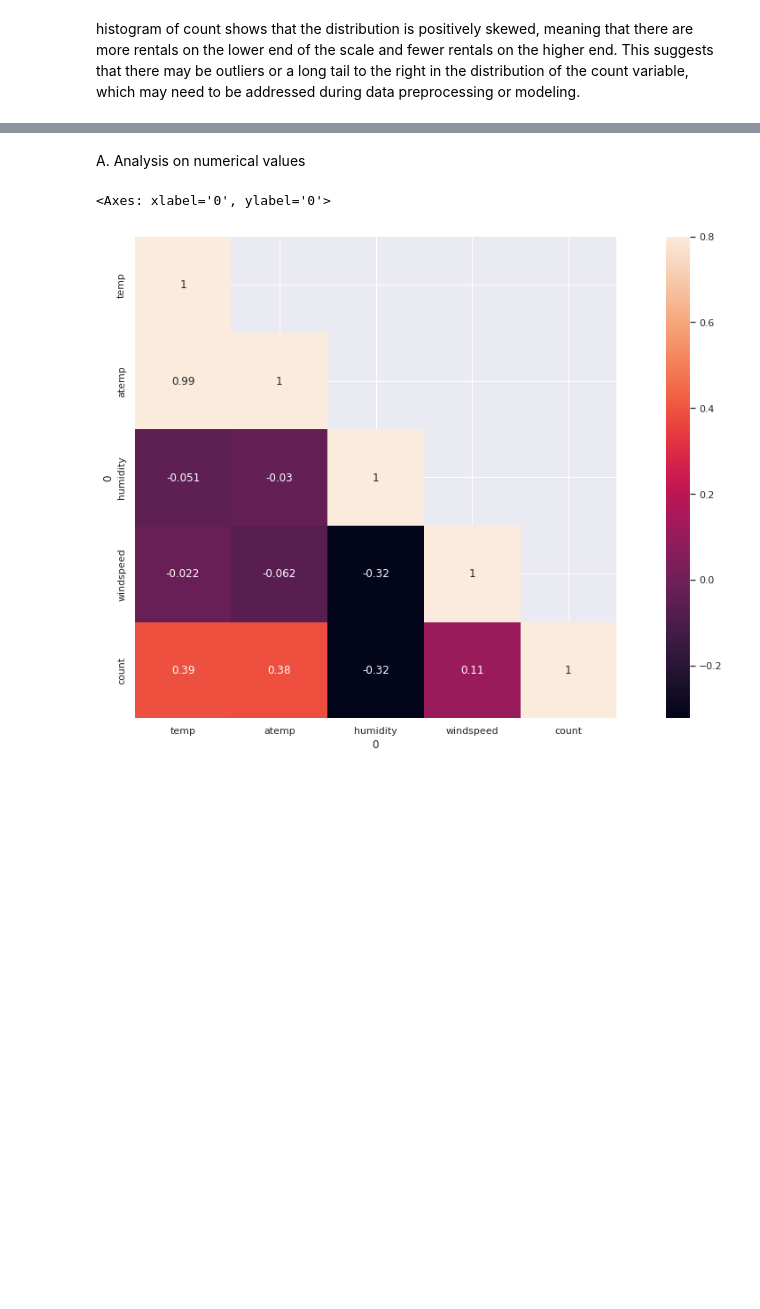
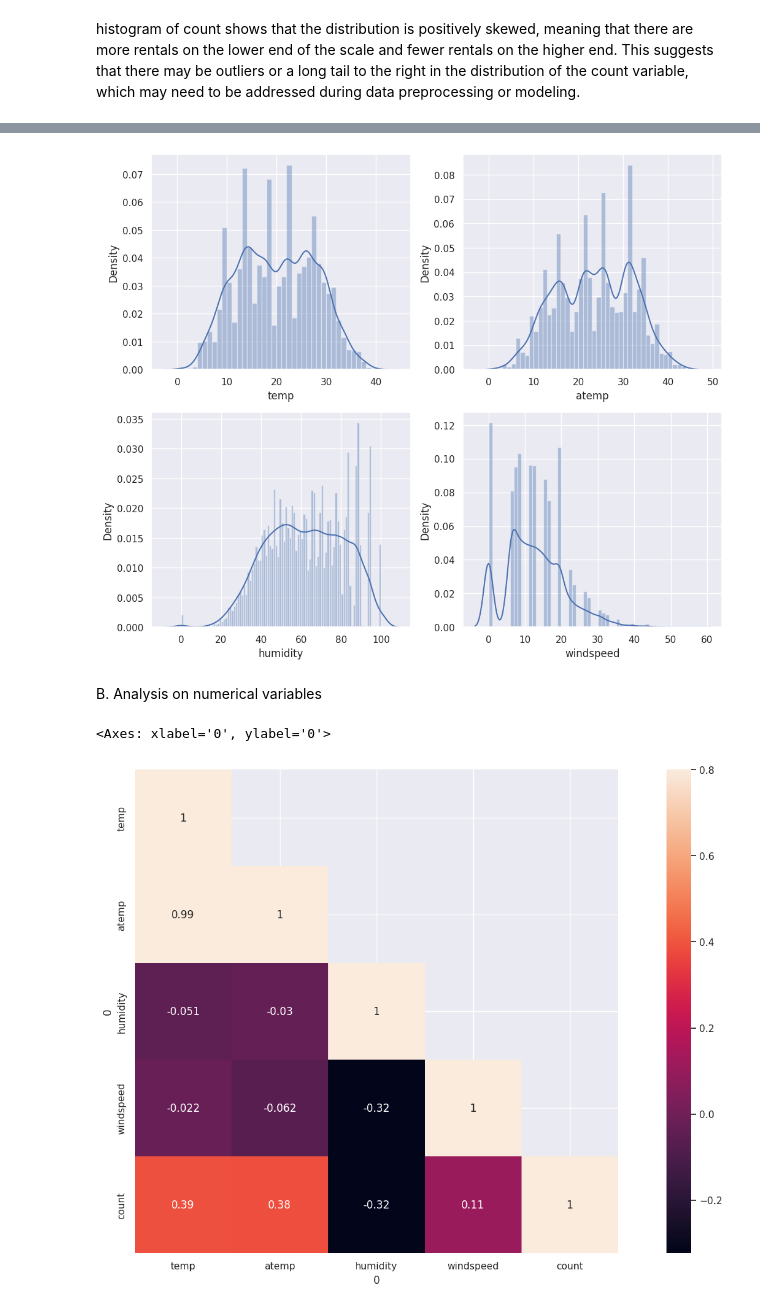
Before and after one commit to JonxChow/bike_share_demand_analysis, a Jupyter notebook: SC1015_Bike_Sharing_Demand.ipynb, the cells around one changed output, grey strips where cells are left out. Saved outputs shown, nothing was run; the diff lists cells and outputs as text; code cells hidden in the pictures; blank space fills up the shorter version.

```diff
--- a/SC1015_Bike_Sharing_Demand.ipynb
+++ b/SC1015_Bike_Sharing_Demand.ipynb
@@ -255,5 +310,26 @@ histogram of count shows that the distribution is positively skewed, meaning tha
+# %%
+# visualising numerical predictor variables
+
+# temp distribution
+fig = plt.figure(figsize=[12,10])
+ax1 = fig.add_subplot(2,2,1)
+ax1 = sb.distplot(df.temp,bins=range(df.temp.min().astype('int'),df.temp.max().astype('int')+1))
+
+# atemp distribution
+ax2 = fig.add_subplot(2,2,2)
+ax2 = sb.distplot(df.atemp,bins=range(df.atemp.min().astype('int'),df.atemp.max().astype('int')+1))
+
+# humiidity distribution
+ax3 = fig.add_subplot(2,2,3)
+ax3 = sb.distplot(df.humidity,bins=range(df.humidity.min().astype('int'),df.humidity.max().astype('int')+1))
+
+# windspeed distribution
+ax4 = fig.add_subplot(2,2,4)
+ax4 = sb.distplot(df.windspeed,bins=range(df.windspeed.min().astype('int'),df.windspeed.max().astype('int')+1))
+# %% [output]
+[figure, added]
 # %% [markdown]
-A. Analysis on numerical values
+B. Analysis on numerical variables
 # %%
 corrMatt = df[["temp","atemp","humidity","windspeed","count"]].corr()
 mask = np.array(corrMatt)
```
Also changed, not shown: parts of 26 cells of this notebook.
